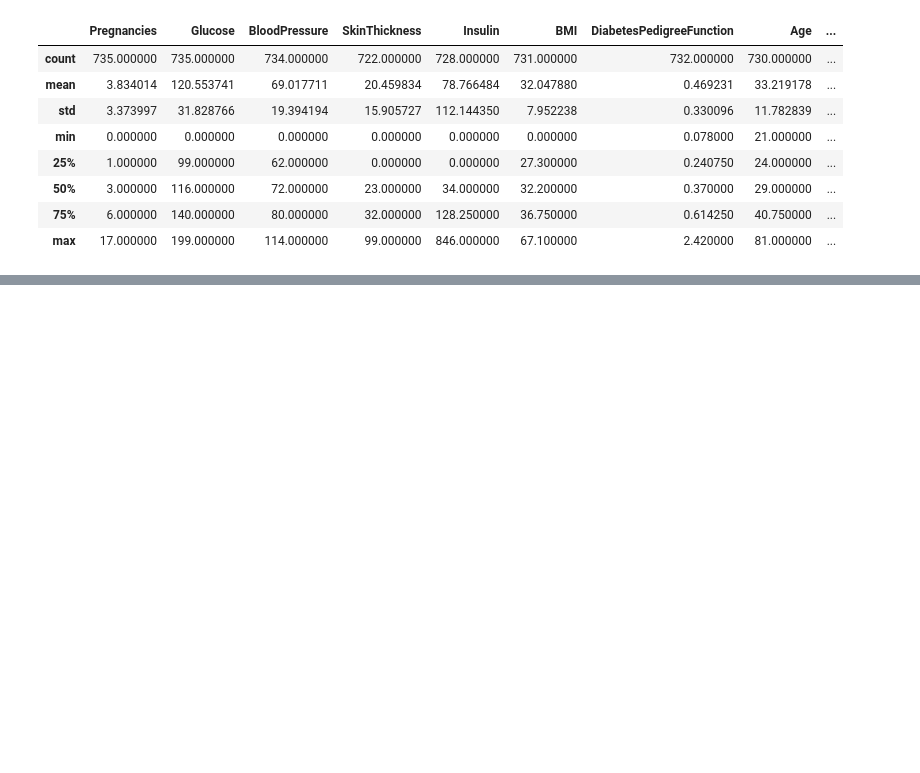
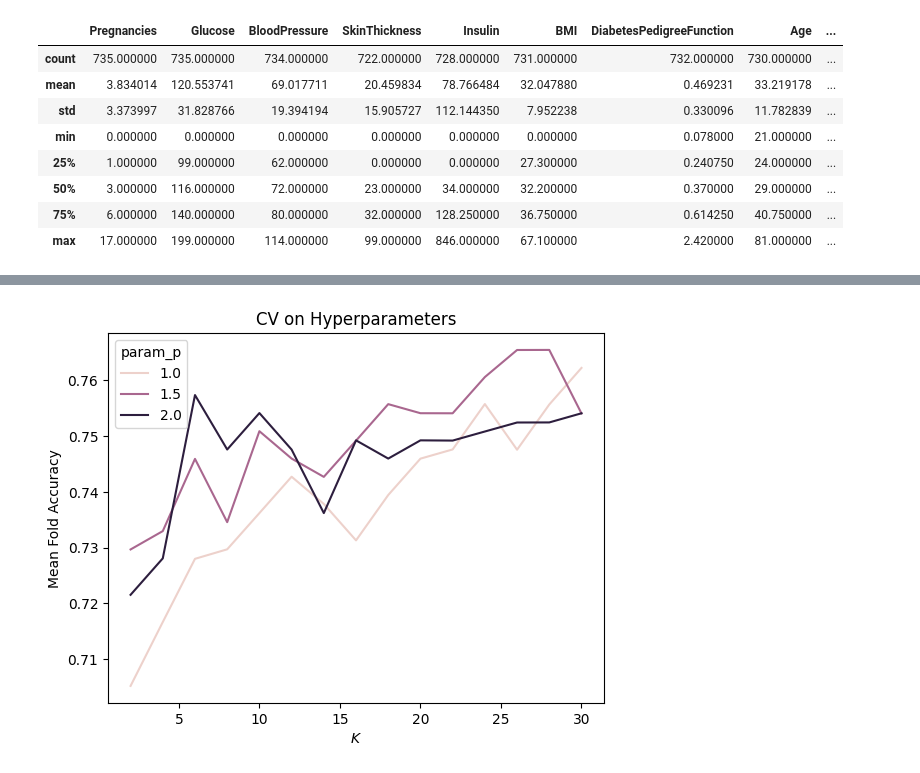
Before and after one commit to 4GeeksAcademy/Kransky_85_Decision_Tree_EDA, a Jupyter notebook: src/explore.ipynb, the cells around one changed output, grey strips where cells are left out. Cells and saved outputs as stored; diff of their text form; code cells hidden in the pictures; blank space fills up the shorter version.

```diff
--- a/src/explore.ipynb
+++ b/src/explore.ipynb
@@ -609,0 +728,9 @@ total_data.describe()
+# %%
+from sklearn.neighbors import KNeighborsClassifier
+from sklearn.model_selection import GridSearchCV
+
+knn = KNeighborsClassifier() # model istantiated
+# %%
+grid_search = GridSearchCV(knn, parameters_grid, scoring='accuracy')
+# %%
+grid_search.fit(X_train, y_train)
@@ -609,0 +755,3 @@ total_data.describe()
+# %%
+CV_df = pd.DataFrame(grid_search.cv_results_)
+CV_df.head()
@@ -609,0 +765,8 @@ total_data.describe()
+# %%
+sns.lineplot(data=CV_df, x='param_n_neighbors', y='mean_test_score', hue='param_p')
+plt.xlabel('$K$')
+plt.ylabel('Mean Fold Accuracy')
+plt.title('CV on Hyperparameters')
+plt.show()
+# %% [output]
+[figure, added]
```
Also changed, not shown: parts of 25 cells of this notebook.
